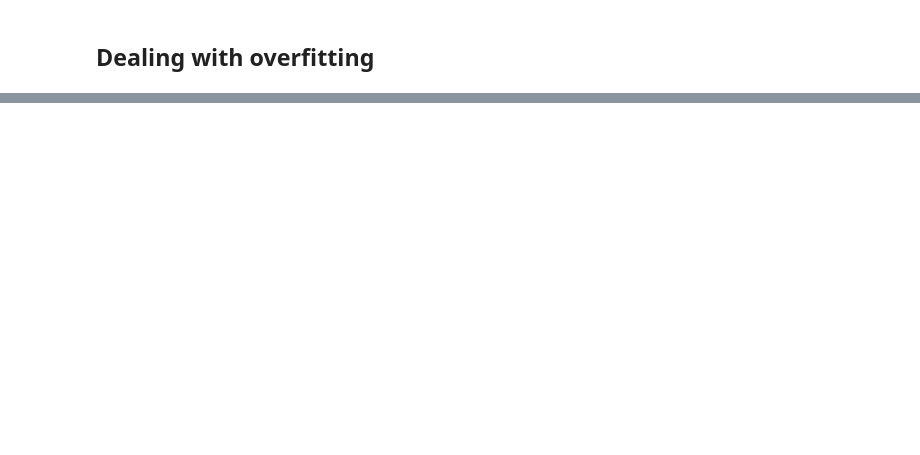
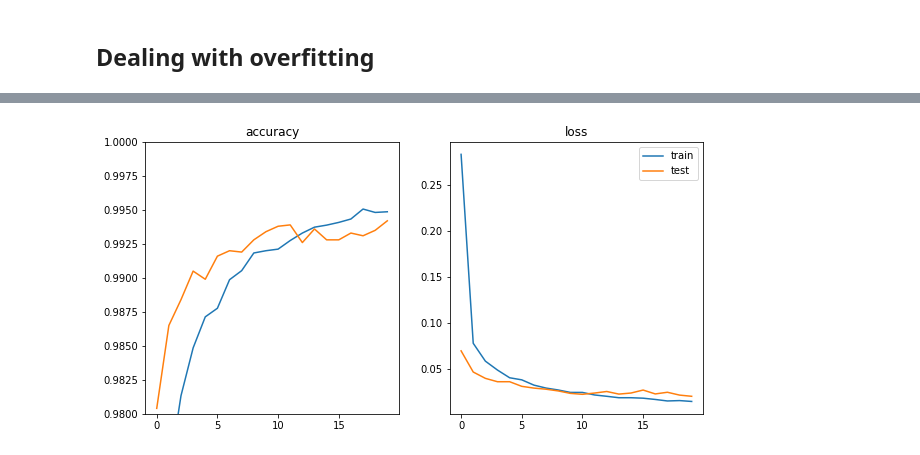
Before and after one commit to cbernet/introduction_machine_learning, a Jupyter notebook: notebooks/deep_learning_intro/keras_tensorflow_handwritten_digits.ipynb, the cells around one changed output, grey strips where cells are left out. Saved outputs shown, nothing was run; the diff lists cells and outputs as text; code cells hidden in the pictures; blank space fills up the shorter version.

```diff
--- a/notebooks/deep_learning_intro/keras_tensorflow_handwritten_digits.ipynb
+++ b/notebooks/deep_learning_intro/keras_tensorflow_handwritten_digits.ipynb
@@ -492,0 +498,23 @@ plot_history(history)
+# %%
+model = models.Sequential([
+    layers.Conv2D(16, 3, input_shape=(28,28, 1),
+                  activation='relu'),
+    layers.Conv2D(32, 3, activation='relu'),
+    layers.MaxPooling2D(2),
+    layers.Conv2D(64, 3, activation='relu'),
+    layers.Conv2D(128, 3, activation='relu'),
+    layers.MaxPooling2D(2),
+    layers.Flatten(),
+    layers.Dropout(0.7),
+    layers.Dense(100, activation='relu'),
+    layers.Dense(10, activation='softmax'),
+])
+
+model.summary()
+
+model.compile(loss='categorical_crossentropy',
+              optimizer=optimizers.Adam(),
+              metrics=['accuracy'])
+
+history = model.fit(x=x_train_2d, y=y_train, validation_data=(x_test_2d,y_test),
+                    batch_size=200, epochs=50)
@@ -492,0 +539,4 @@ plot_history(history)
+# %%
+plot_history(history, miny=0.98)
+# %% [output]
+[figure, added]
```
Also changed, not shown: parts of 20 cells of this notebook.
